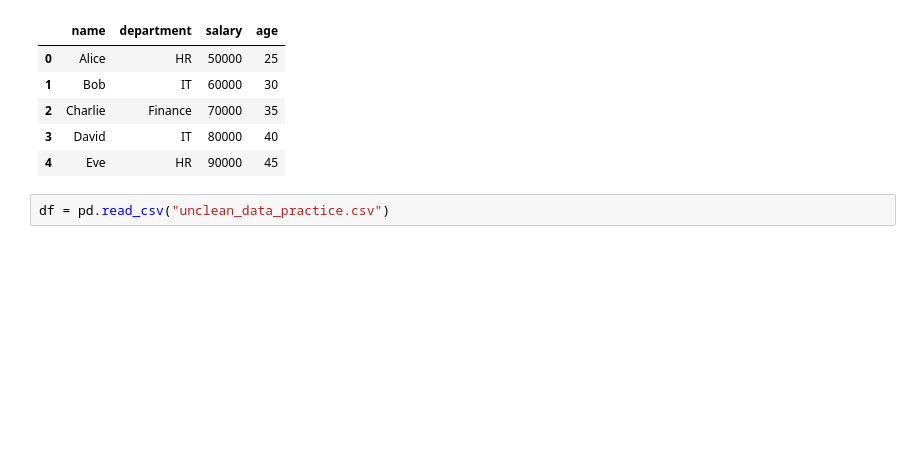
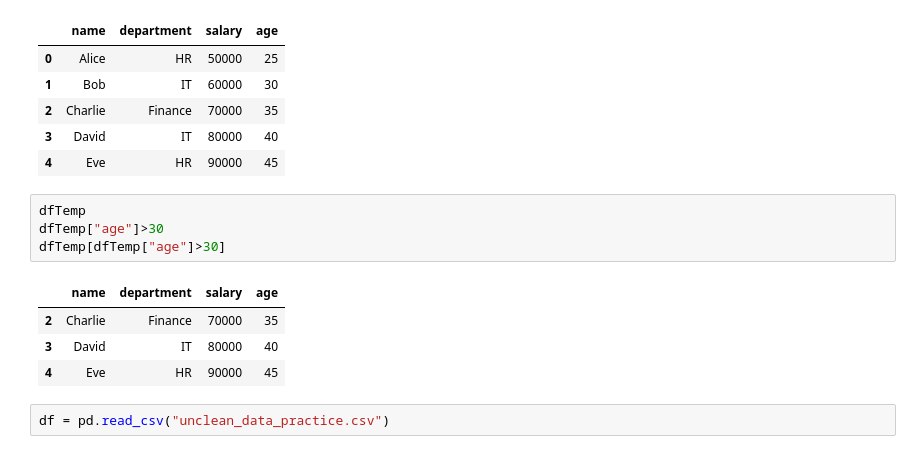
Before and after one commit to Hemil-ghori-kombeeintern/AIMLInternTask, a Jupyter notebook: Data cleaning & preprocessing/dataCleanScript.ipynb, the cells around one changed output. Saved outputs shown, nothing was run; the diff lists cells and outputs as text; blank space fills up the shorter version.

```diff
--- a/Data cleaning & preprocessing/dataCleanScript.ipynb
+++ b/Data cleaning & preprocessing/dataCleanScript.ipynb
@@ -17,6 +17,15 @@ dfTemp
 | 2 | Charlie | Finance | 70000 | 35 |
 | 3 | David | IT | 80000 | 40 |
 | 4 | Eve | HR | 90000 | 45 |
+# %%
+dfTemp
+dfTemp["age"]>30
+dfTemp[dfTemp["age"]>30]
+# %% [output]
+|  | name | department | salary | age |
+| 2 | Charlie | Finance | 70000 | 35 |
+| 3 | David | IT | 80000 | 40 |
+| 4 | Eve | HR | 90000 | 45 |
 # %%
 df = pd.read_csv("unclean_data_practice.csv")
 # %%
```
Also changed, not shown: 1 other file.
